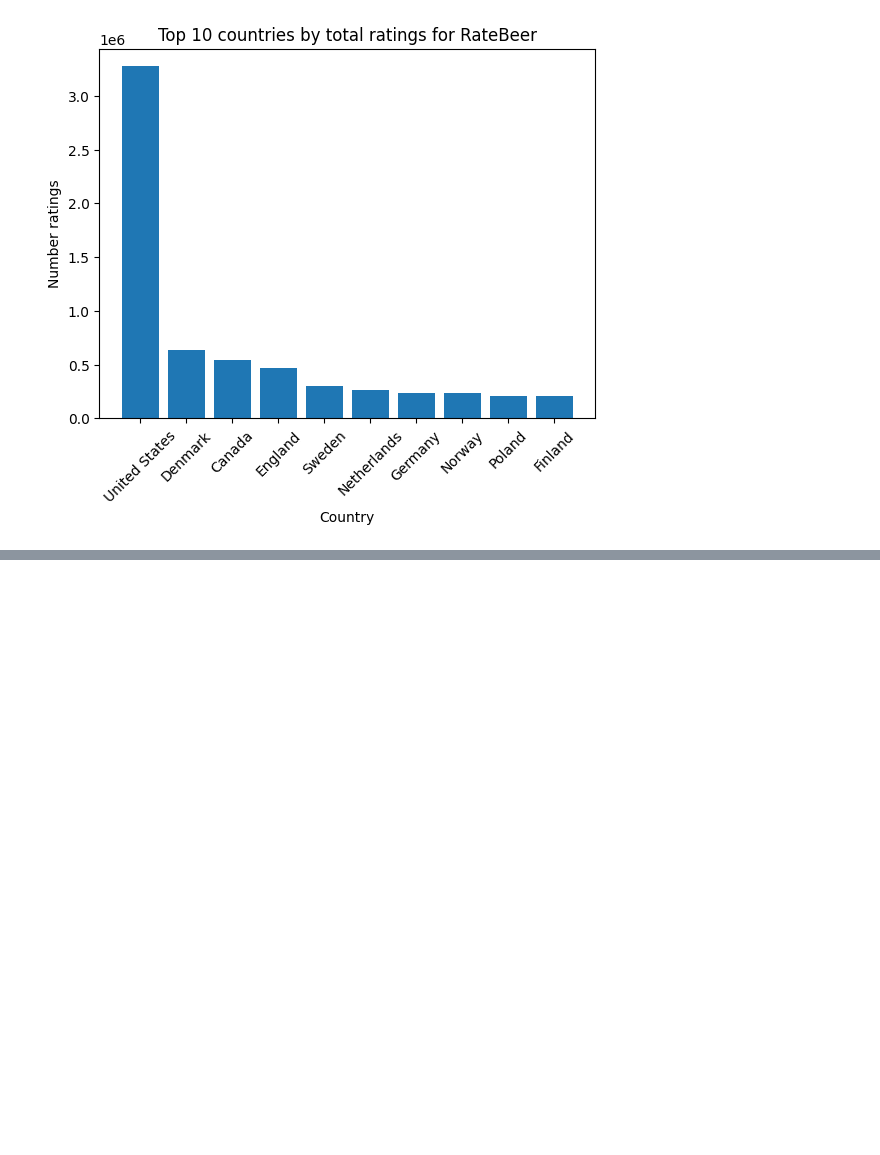
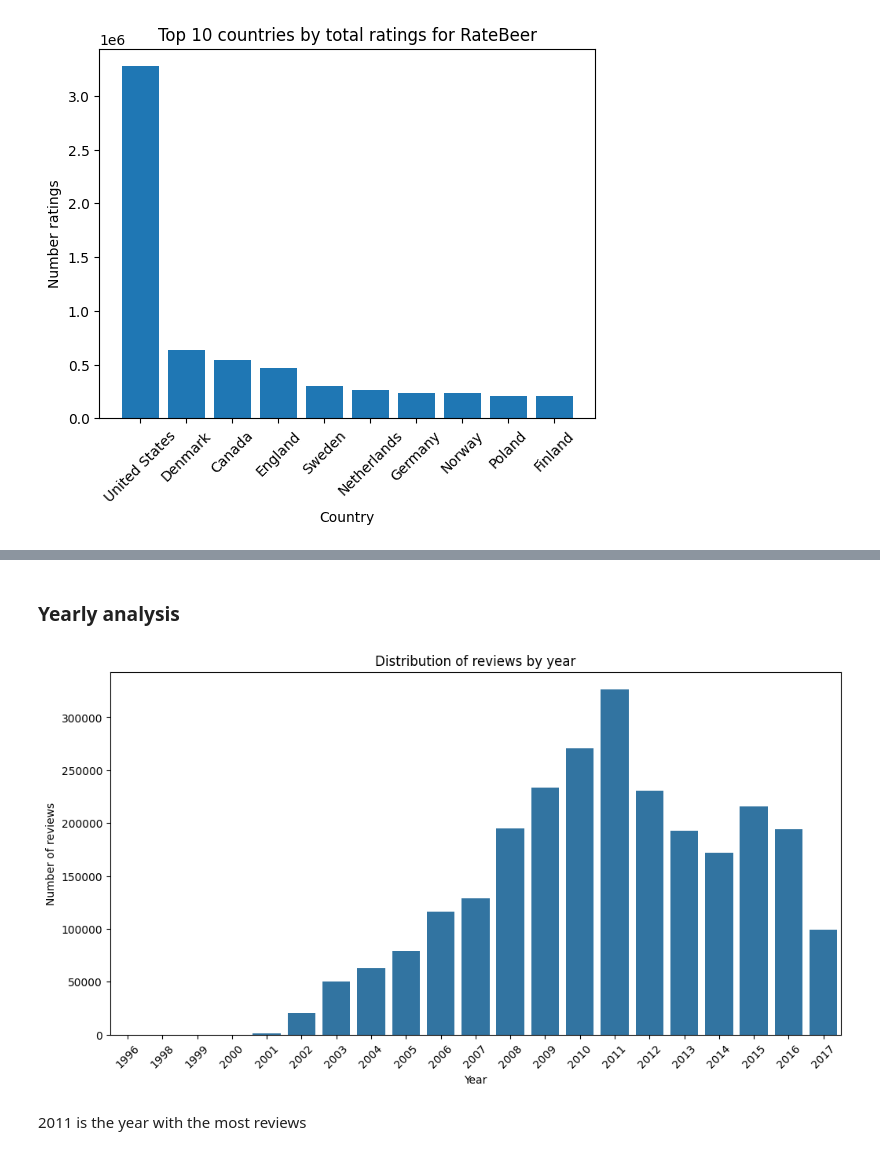
Before and after one commit to epfl-ada/ada-2024-project-databrewers, a Jupyter notebook: pauline.ipynb, the cells around one changed output, grey strips where cells are left out. Cells and saved outputs as stored; diff of their text form; code cells hidden in the pictures; blank space fills up the shorter version.

Commit message:
Distribution along time

```diff
--- a/pauline.ipynb
+++ b/pauline.ipynb
@@ -400,0 +494,36 @@ plt.show()
+# %%
+def get_season(month):
+    if month in [3, 4, 5]:
+        return 'Spring'
+    elif month in [6, 7, 8]:
+        return 'Summer'
+    elif month in [9, 10, 11]:
+        return 'Fall'
+    elif month in [12, 1, 2]:
+        return 'Winter'
+# %%
+reviews_ba_pivot['season'] = reviews_ba_pivot['month'].apply(get_season)
+# %%
+# Join reviews_ba_pilot to users_ba on "user_id"
+reviews_ba_pivot = reviews_ba_pivot.merge(users_ba[['user_id', 'location']], on='user_id', how='left')
+# %%
+# Remove the states to only have the countries
+reviews_ba_pivot['country'] = reviews_ba_pivot['location'].str.split(',').str[0]
+
+# Remove the countries to only have the states
+reviews_ba_pivot['states'] = reviews_ba_pivot['location'].str.split(',').str[1]
+# %% [markdown]
+### Yearly analysis
+# %%
+# Plot yearly review counts
+plt.figure(figsize=(12, 6))
+sns.countplot(data=reviews_ba_pivot, x='year', legend=False)
+plt.title('Distribution of reviews by year')
+plt.xlabel('Year')
+plt.ylabel('Number of reviews')
+plt.xticks(rotation=45)
+plt.show()
+# %% [output]
+[figure, added]
+# %% [markdown]
+2011 is the year with the most reviews
```
Also changed, not shown: parts of 24 cells of this notebook.
